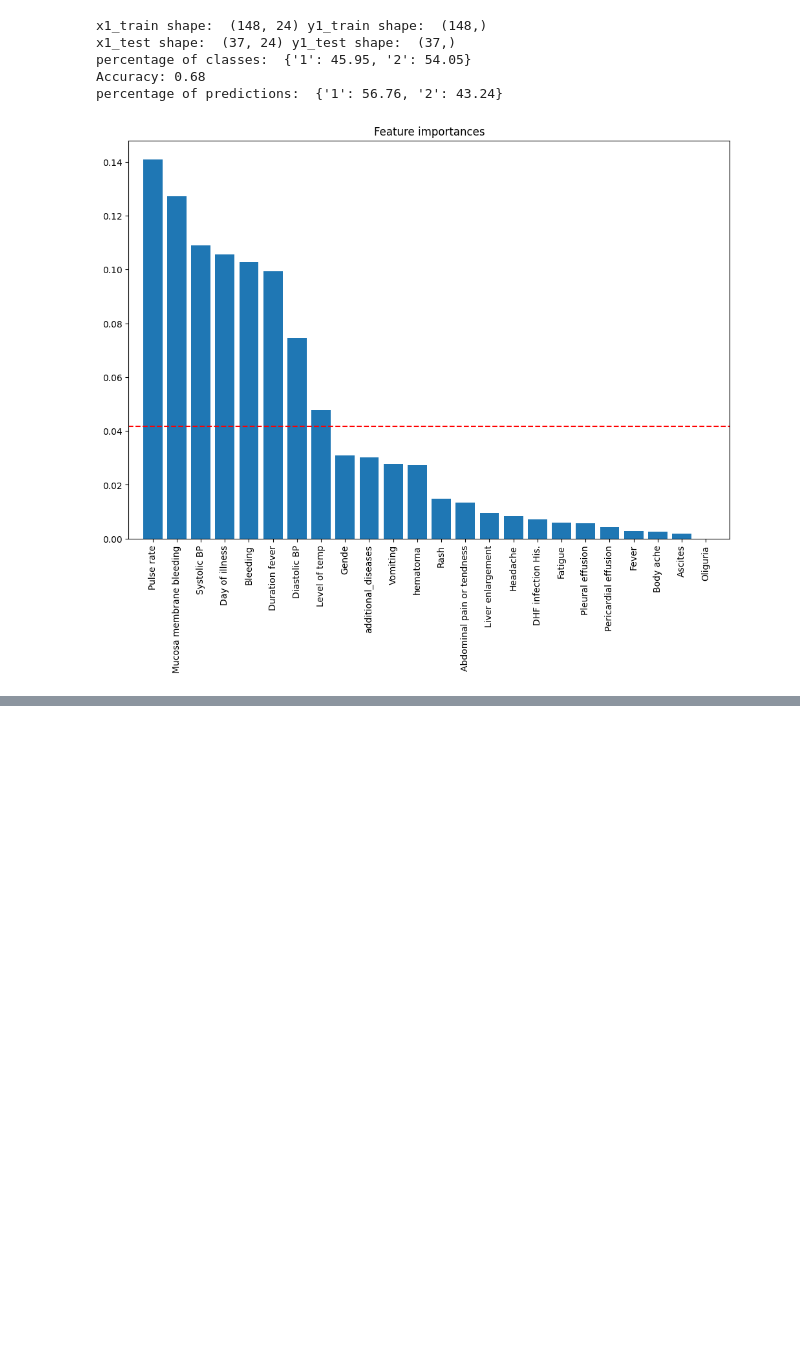
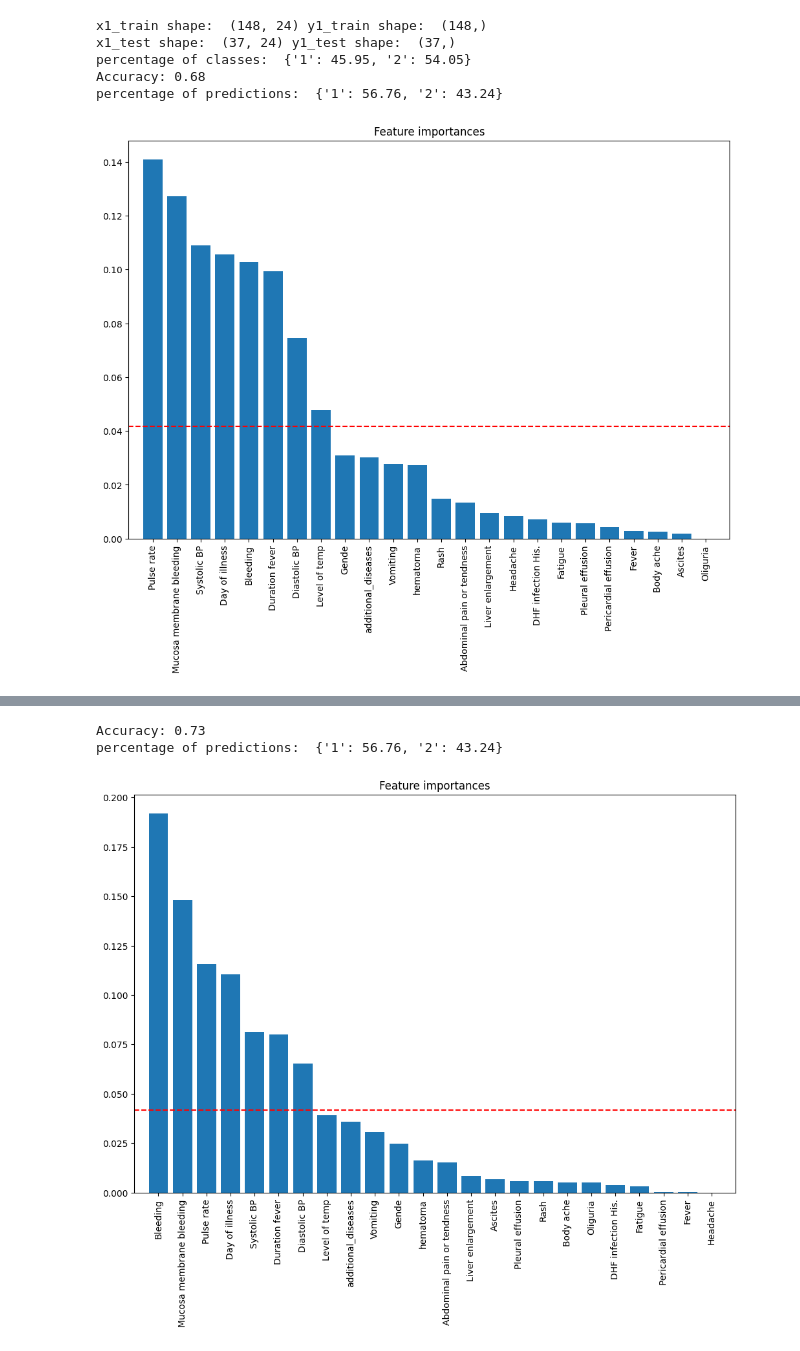
Before and after one commit to khnam-ng/SevereDengueFever, a Jupyter notebook: notebooks/2nd_try.ipynb, the cells around one changed output, grey strips where cells are left out. Saved outputs shown, nothing was run; the diff lists cells and outputs as text; code cells hidden in the pictures; blank space fills up the shorter version.

```diff
--- a/notebooks/2nd_try.ipynb
+++ b/notebooks/2nd_try.ipynb
@@ -230,0 +281,28 @@ shap_values = explainer.shap_values(x2_test)
+# %%
+rf_cv = RandomForestClassifier(max_depth=17, max_features='log2', min_samples_leaf=2,
+                       min_samples_split=7, n_estimators=115, random_state=16)
+rf_cv.fit(x2_train, y2_train)
+
+y_pred = rf_cv.predict(x2_test)
+accuracy = accuracy_score(y2_test, y2_pred)
+print(f"Accuracy: {accuracy:.2f}")
+# print(classification_report(y2_test, y2_pred))
+
+uniques, counts = np.unique(y2_pred, return_counts=True)
+print('percentage of predictions: ',dict(zip(uniques, np.round(counts * 100 / len(y2_pred), 2))))
+
+# Plotting feature importances
+importances = rf_cv.feature_importances_
+indices = np.argsort(importances)[::-1]
+features = x2_train.columns
+plt.figure(figsize=(12, 8))
+plt.title("Feature importances")
+plt.bar(range(x2_train.shape[1]), importances[indices], align="center")
+plt.xticks(range(x2_train.shape[1]), features[indices], rotation=90)
+plt.xlim([-1, x2_train.shape[1]])
+plt.axhline(y=importances.mean(), color='r', linestyle='--')
+plt.show()
+# %% [output]
+Accuracy: 0.73
+percentage of predictions:  {'1': 56.76, '2': 43.24}
+[figure, added]
```
Also changed, not shown: parts of 11 cells of this notebook, 2 other files.
